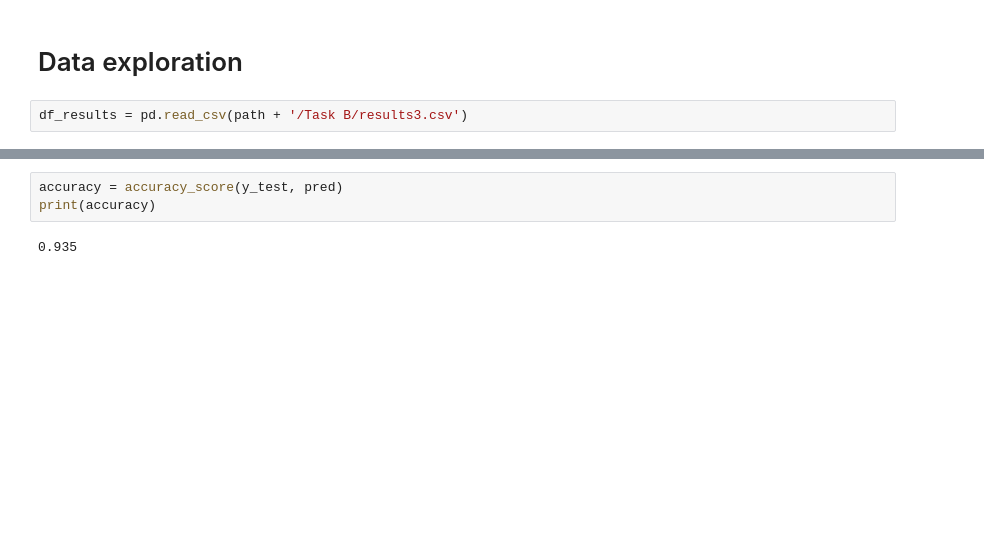
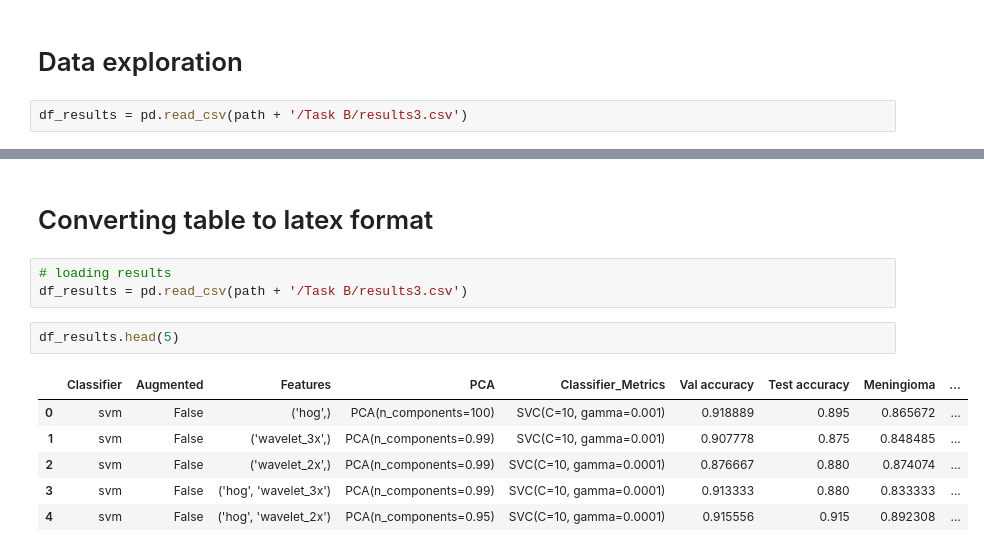
Before and after one commit to tobyloby12/AMLS-assignment, a Jupyter notebook: Task B/mainB.ipynb, the cells around one changed output, grey strips where cells are left out. Cells and saved outputs as stored; diff of their text form; blank space fills up the shorter version.

```diff
--- a/Task B/mainB.ipynb
+++ b/Task B/mainB.ipynb
@@ -659,5 +598,14 @@ plt.show()
-# %%
-accuracy = accuracy_score(y_test, pred)
-print(accuracy)
-# %% [output]
-0.935
+# %% [markdown]
+# Converting table to latex format
+# %%
+# loading results
+df_results = pd.read_csv(path + '/Task B/results3.csv')
+# %%
+df_results.head(5)
+# %% [output]
+|  | Classifier | Augmented | Features | PCA | Classifier_Metrics | Val accuracy | Test accuracy | Meningioma | ... |
+| 0 | svm | False | ('hog',) | PCA(n_components=100) | SVC(C=10, gamma=0.001) | 0.918889 | 0.895 | 0.865672 | ... |
+| 1 | svm | False | ('wavelet_3x',) | PCA(n_components=0.99) | SVC(C=10, gamma=0.001) | 0.907778 | 0.875 | 0.848485 | ... |
+| 2 | svm | False | ('wavelet_2x',) | PCA(n_components=0.99) | SVC(C=10, gamma=0.0001) | 0.876667 | 0.880 | 0.874074 | ... |
+| 3 | svm | False | ('hog', 'wavelet_3x') | PCA(n_components=0.99) | SVC(C=10, gamma=0.0001) | 0.913333 | 0.880 | 0.833333 | ... |
+| 4 | svm | False | ('hog', 'wavelet_2x') | PCA(n_components=0.95) | SVC(C=10, gamma=0.0001) | 0.915556 | 0.915 | 0.892308 | ... |
```
Also changed, not shown: parts of 18 cells of this notebook, 4 other files.
